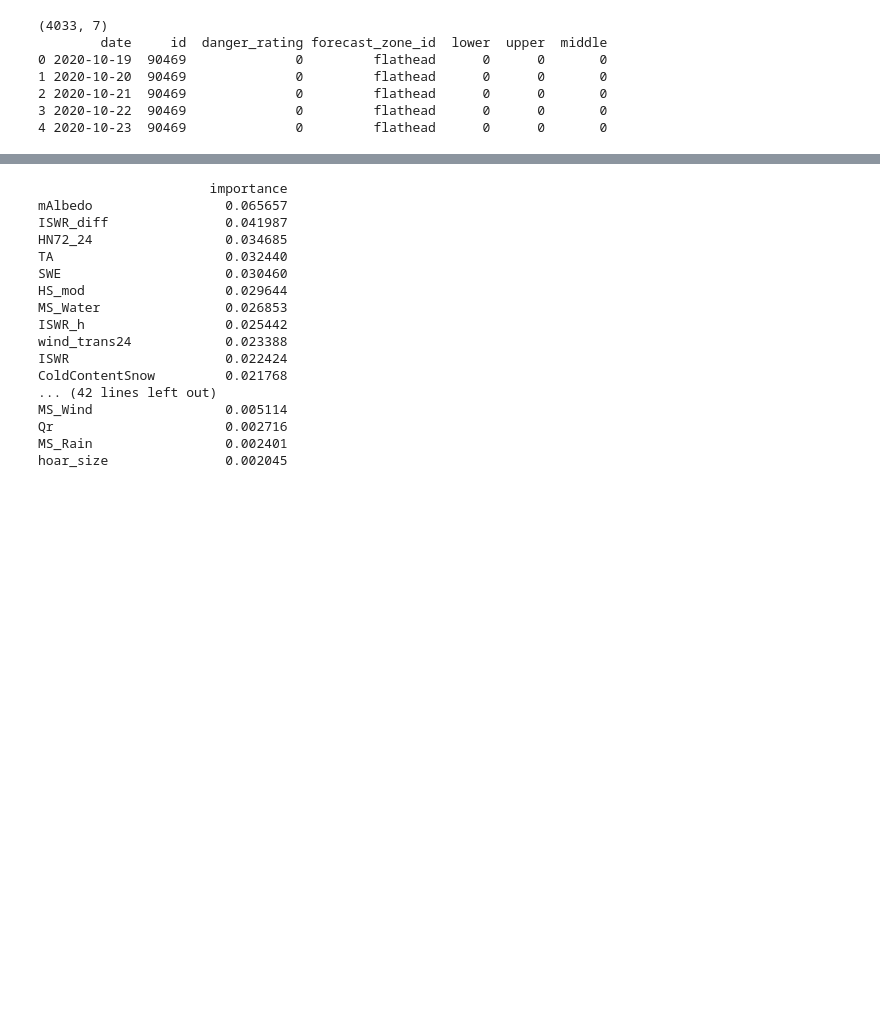
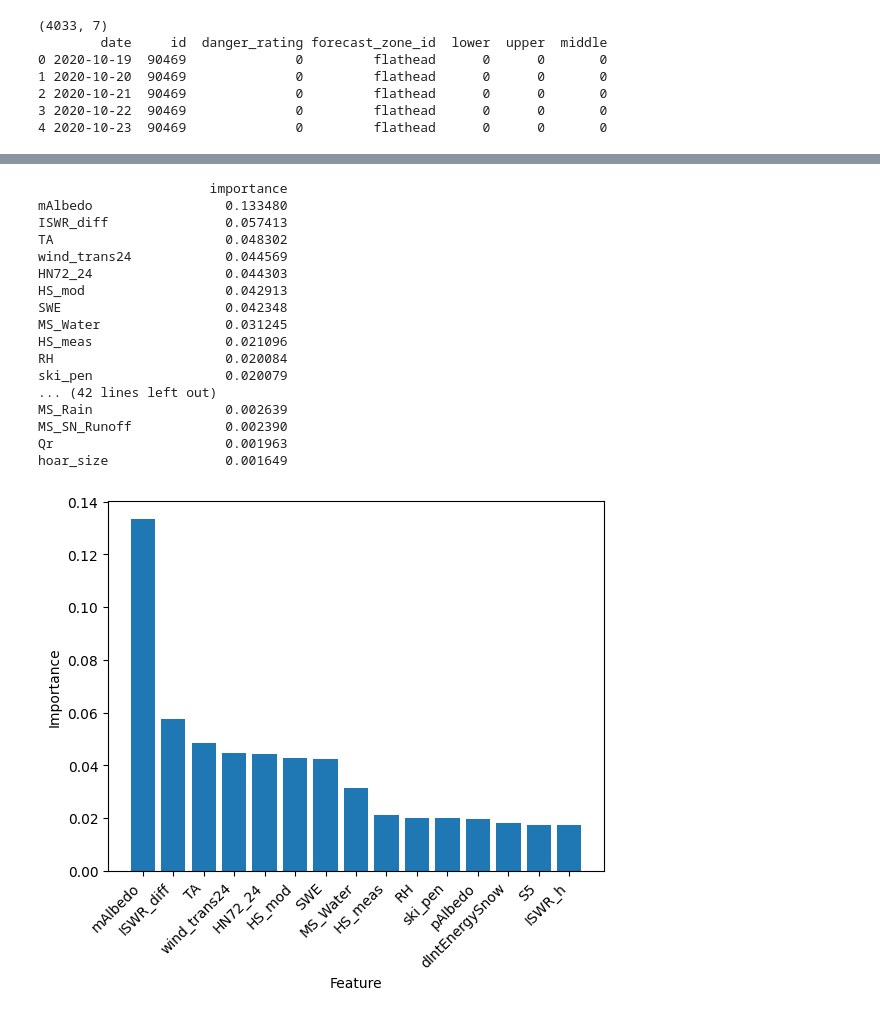
Before and after one commit to CanFam23/avy-forecasting, a Jupyter notebook: notebooks/model/forest.ipynb, the cells around one changed output, grey strips where cells are left out. Drawn from its saved outputs; the diff is of its cells as text; code cells hidden in the pictures; blank space fills up the shorter version.

Commit message:
Apply found hyperparameters to forest model

```diff
--- a/notebooks/model/forest.ipynb
+++ b/notebooks/model/forest.ipynb
@@ -68,3 +69,14 @@ X, y = prep_data(
     change_danger=True,
     exclude_cols=['date','id','slope_azi', 'danger_level','altitude','slope_angle'])
 X_train, X_test, y_train, y_test = train_test_split(X,y, test_size=0.3, random_state=seed)
+# %%
+# Train on data from 4 ids (~25% split)
+X_train = X[~X['id_x'].isin(X['id_x'].unique()[:4])]
+y_train = y.iloc[X_train.index]
+
+print(X_train.shape, y_train.shape)
+
+X_test = X[X['id_x'].isin(X['id_x'].unique()[:4])]
+y_test = y.iloc[X_test.index]
+
+print(X_test.shape, y_test.shape)
@@ -71,10 +86,22 @@ X_train, X_test, y_train, y_test = train_test_split(X,y, test_size=0.3, random_s
 # %%
-rf = RandomForestClassifier(random_state=seed,
-                            n_estimators=100,
+# Params found from tuning
+# {'class_weight': 'balanced',
+#  'max_depth': 50,
+#  'max_features': 0.5,
+#  'min_samples_leaf': 4,
+#  'min_samples_split': 20,
+#  'n_estimators': 1000}
+
+
+rf = RandomForestClassifier(random_state=seed, n_jobs=-1,
                             max_depth=50,
-                            class_weight="balanced",
-                            min_samples_split=10,
-                            min_samples_leaf=2)
+                            max_features=0.5,
+                            min_samples_leaf=4,
+                            min_samples_split=20,
+                            n_estimators=500,
+                            class_weight='balanced'
+                           )
+
 
 rf.fit(X_train, y_train)
 # %% [output]
@@ -106,19 +135,29 @@ feature_importances = pd.DataFrame(rf.feature_importances_,index = X_train.colum
 print(feature_importances[feature_importances['importance'] > 0])
 # %% [output]
                       importance
-mAlbedo                 0.065657
-ISWR_diff               0.041987
-HN72_24                 0.034685
-TA                      0.032440
-SWE                     0.030460
-HS_mod                  0.029644
-MS_Water                0.026853
-ISWR_h                  0.025442
-wind_trans24            0.023388
-ISWR                    0.022424
-ColdContentSnow         0.021768
+mAlbedo                 0.133480
+ISWR_diff               0.057413
+TA                      0.048302
+wind_trans24            0.044569
+HN72_24                 0.044303
+HS_mod                  0.042913
+SWE                     0.042348
+MS_Water                0.031245
+HS_meas                 0.021096
+RH                      0.020084
+ski_pen                 0.020079
 ... (42 lines left out)
-MS_Wind                 0.005114
-Qr                      0.002716
-MS_Rain                 0.002401
-hoar_size               0.002045
+MS_Rain                 0.002639
+MS_SN_Runoff            0.002390
+Qr                      0.001963
+hoar_size               0.001649
+# %%
+top = feature_importances.iloc[:15]
+# plt.figure(figsize=(12,12),dpi=100)
+plt.bar(x=top.index, height=top['importance'])
+plt.xticks(rotation=45, ha='right')
+plt.ylabel("Importance")
+plt.xlabel("Feature")
+plt.show()
+# %% [output]
+[figure, added]
```
Also changed, not shown: parts of 5 cells of this notebook.
